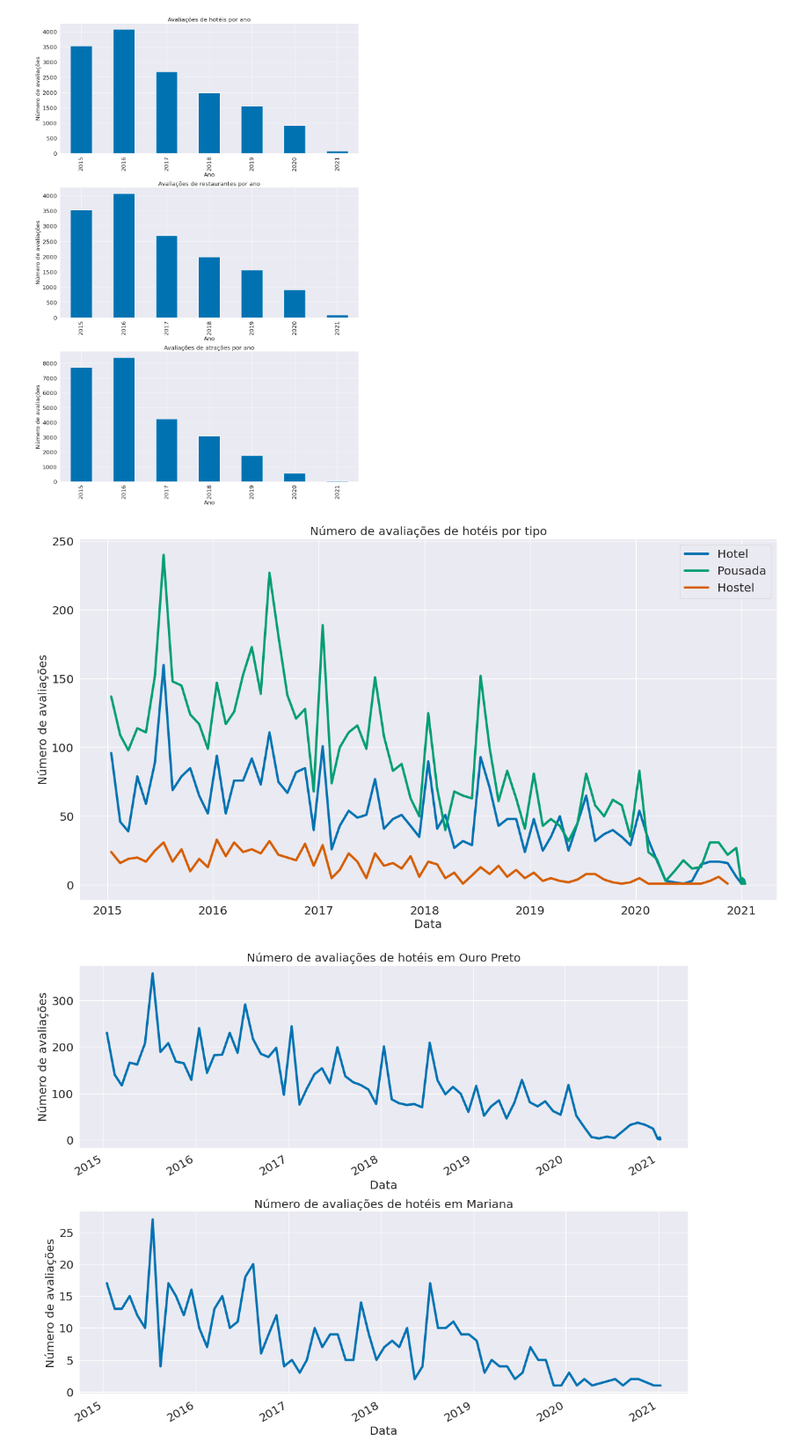
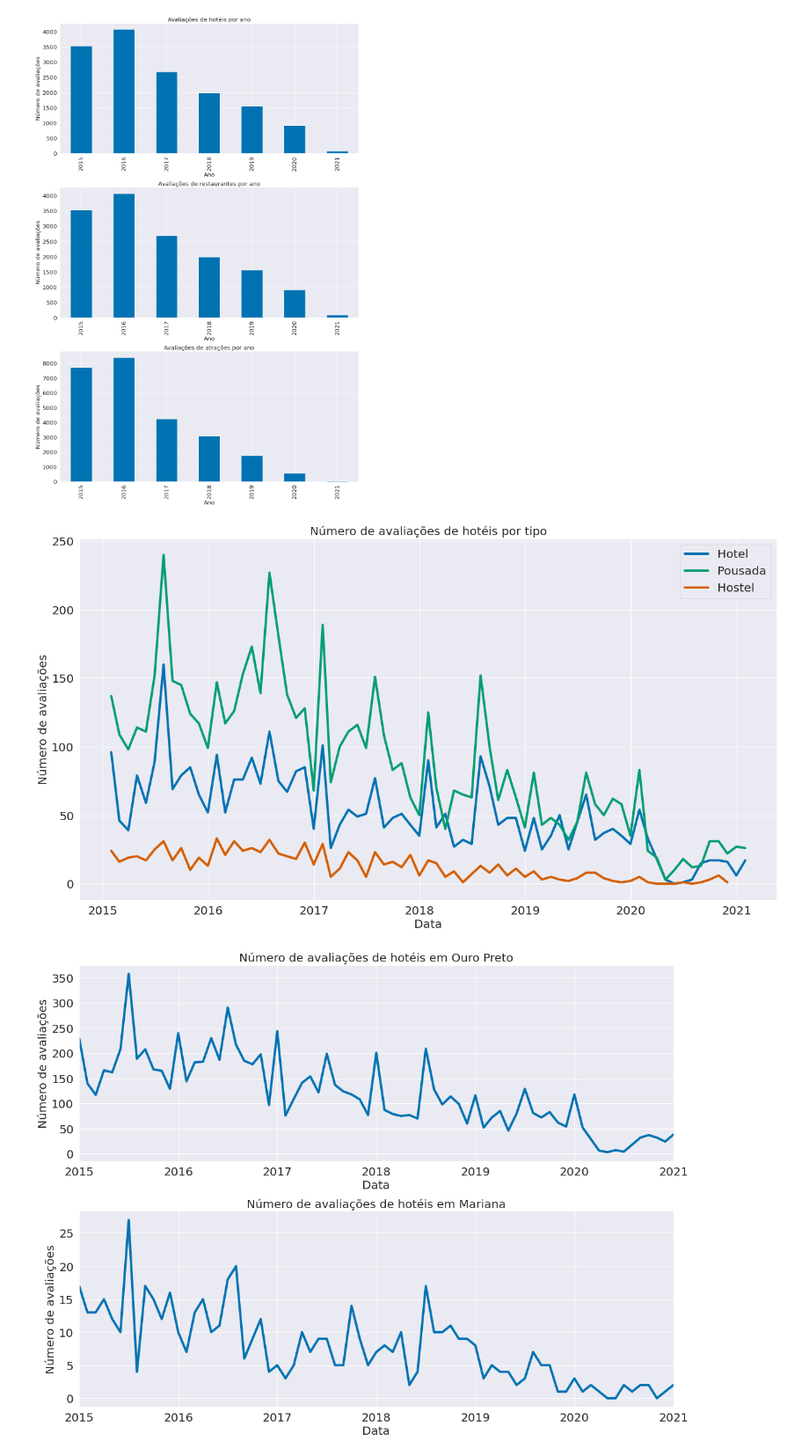
Before and after one commit to viengg/tripadvisor-scraper, a Jupyter notebook: analysis.ipynb, the cells around one changed output. Shown at 88% size. Saved outputs shown, nothing was run; the diff lists cells and outputs as text; code cells hidden in the pictures.

```diff
--- a/analysis.ipynb
+++ b/analysis.ipynb
@@ -66,6 +77,6 @@ avaliacoes_atracoes_recentes = get_recent_reviews(avaliacoes_atracoes)
 # %%
-gb = avaliacoes_hoteis_recentes.groupby(avaliacoes_hoteis_recentes['data_avaliacao'])['estabelecimento']
-comentarios_por_mes_hoteis = gb.count()
+#gb = avaliacoes_hoteis_recentes.groupby(avaliacoes_hoteis_recentes['data_avaliacao'])['estabelecimento']
+comentarios_por_mes_hoteis = avaliacoes_hoteis_recentes.set_index('data_avaliacao')['estabelecimento'].resample('M').count()
 gb = avaliacoes_hoteis_recentes.groupby(avaliacoes_hoteis_recentes['data_avaliacao'].dt.year)['estabelecimento']
 comentarios_por_ano_hoteis = gb.count()
 
@@ -75,7 +86,7 @@ comentarios_por_mes_restaurantes = avaliacoes_restaurantes_recentes.set_index('d
 gb = avaliacoes_hoteis_recentes.groupby(avaliacoes_hoteis_recentes['data_avaliacao'].dt.year)['estabelecimento']
 comentarios_por_ano_restaurantes = gb.count()
 
-gb = avaliacoes_atracoes_recentes.groupby(avaliacoes_atracoes_recentes['data_avaliacao'])['estabelecimento']
-comentarios_por_mes_atracoes = gb.count()
+#gb = avaliacoes_atracoes_recentes.groupby(avaliacoes_atracoes_recentes['data_avaliacao'])['estabelecimento']
+comentarios_por_mes_atracoes = avaliacoes_atracoes_recentes.set_index('data_avaliacao')['estabelecimento'].resample('M').count()
 gb = avaliacoes_atracoes_recentes.groupby(avaliacoes_atracoes_recentes['data_avaliacao'].dt.year)['estabelecimento']
 comentarios_por_ano_atracoes = gb.count()
@@ -133,9 +130,12 @@ avaliacoes_tipo_pousada = merged_df[merged_df['tipo'] == 'Pousada']
 avaliacoes_tipo_hostel = merged_df[merged_df['tipo'] == 'Hostel']
 
 plt.figure(figsize=(18,10))
-plt.plot(avaliacoes_tipo_hotel.groupby('data_avaliacao')['estabelecimento'].count())
-plt.plot(avaliacoes_tipo_pousada.groupby('data_avaliacao')['estabelecimento'].count())
-plt.plot(avaliacoes_tipo_hostel.groupby('data_avaliacao')['estabelecimento'].count())
+#plt.plot(avaliacoes_tipo_hotel.groupby('data_avaliacao')['estabelecimento'].count())
+plt.plot(avaliacoes_tipo_hotel.set_index('data_avaliacao')['estabelecimento'].resample('M').count())
+#plt.plot(avaliacoes_tipo_pousada.groupby('data_avaliacao')['estabelecimento'].count())
+plt.plot(avaliacoes_tipo_pousada.set_index('data_avaliacao')['estabelecimento'].resample('M').count())
+#plt.plot(avaliacoes_tipo_hostel.groupby('data_avaliacao')['estabelecimento'].count())
+plt.plot(avaliacoes_tipo_hostel.set_index('data_avaliacao')['estabelecimento'].resample('M').count())
 
 plt.xlabel('Data')
 plt.ylabel('Número de avaliações')
@@ -143,21 +143,22 @@ plt.title('Número de avaliações de hotéis por tipo')
 plt.legend(['Hotel', 'Pousada', 'Hostel'])
 plt.tight_layout()
 # %% [output]
-[figure, old version]
+[figure, new version]
 # %%
 avaliacoes_hoteis_ouro_preto = merged_df[merged_df['cidade'] == 'Ouro Preto ']
 avaliacoes_hoteis_mariana = merged_df[merged_df['cidade'] == 'Mariana ']
 
 fig, (ax1, ax2) = plt.subplots(nrows=2, figsize=(16, 12))
-avaliacoes_hoteis_ouro_preto.groupby('data_avaliacao')['estabelecimento'].count().plot(ax=ax1)
+#avaliacoes_hoteis_ouro_preto.groupby('data_avaliacao')['estabelecimento'].count().plot(ax=ax1)
+avaliacoes_hoteis_ouro_preto.set_index('data_avaliacao')['estabelecimento'].resample('M').count().plot(ax=ax1)
 ax1.set(xlabel='Data', ylabel='Número de avaliações')
 ax1.set_title('Número de avaliações de hotéis em Ouro Preto')
-avaliacoes_hoteis_mariana.groupby('data_avaliacao')['estabelecimento'].count().plot(ax=ax2)
+avaliacoes_hoteis_mariana.set_index('data_avaliacao')['estabelecimento'].resample('M').count().plot(ax=ax2)
 ax2.set(xlabel='Data', ylabel='Número de avaliações')
 ax2.set_title('Número de avaliações de hotéis em Mariana')
 plt.tight_layout()
 # %% [output]
-[figure, old version]
+[figure, new version]
 # %%
 merged_df = pd.merge(restaurantes, avaliacoes_restaurantes_recentes, how='inner', left_on='restaurante_id', right_on='estabelecimento_id')
 avaliacoes_restaurantes_ouro_preto = merged_df[merged_df['cidade'] == 'Ouro Preto ']
```
Also changed, not shown: parts of 10 cells of this notebook.
